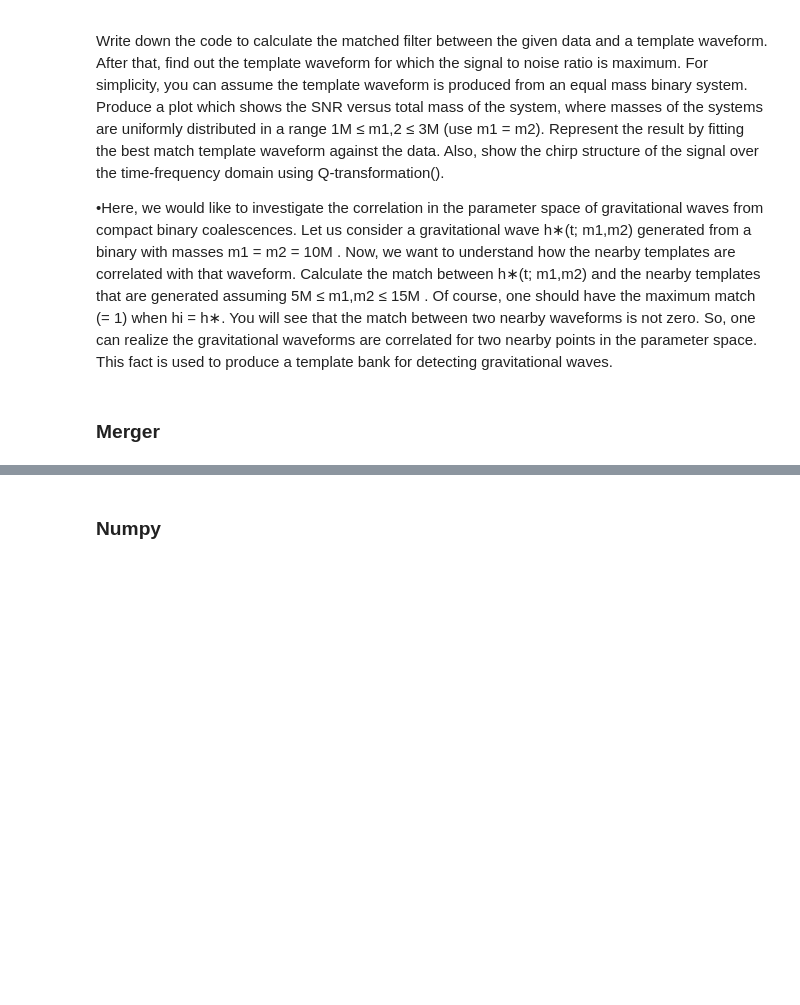
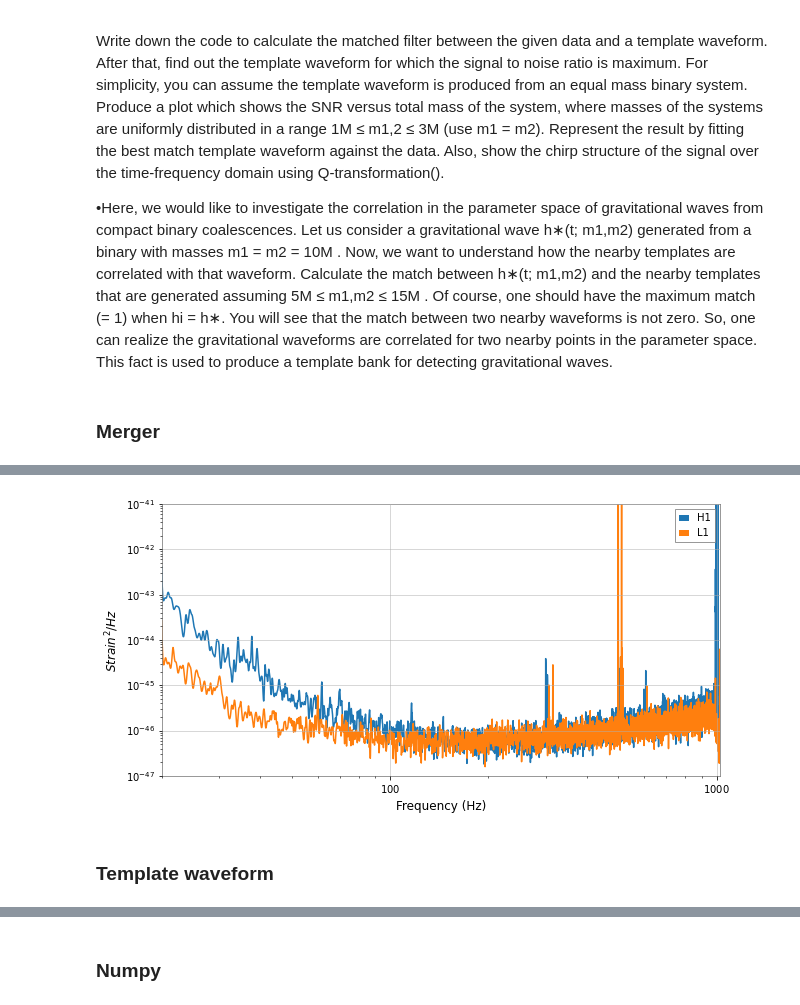
Before and after one commit to Snrts/PRA3024_BigDataInPhysics_SanneAarts, a Jupyter notebook: GravitationalWavesSanne.ipynb, the cells around one changed output, grey strips where cells are left out. Drawn from its saved outputs; the diff is of its cells as text; code cells hidden in the pictures; blank space fills up the shorter version.

```diff
--- a/GravitationalWavesSanne.ipynb
+++ b/GravitationalWavesSanne.ipynb
@@ -178,0 +99,29 @@ HTML(df.to_html(notebook=True, index=False, header=False))
+# %%
+mergerData={}
+psd={}
+
+pylab.figure(figsize=[10,5])
+for i in ["H1","L1"]:
+    ts = merger.strain(i).highpass_fir(15,512)
+
+    mergerData[i]=resample_to_delta_t(ts, 1.0/2048).crop(2,2)
+
+    p = mergerData[i].psd(4)
+    p = interpolate(p, mergerData[i].delta_f)
+    p = inverse_spectrum_truncation(p, int(4 * mergerData[i].sample_rate), low_frequency_cutoff=20.0)
+    psd[i] = p
+
+    pylab.plot(psd[i].sample_frequencies, psd[i], label=i)
+
+pylab.yscale('log')
+pylab.xscale('log')
+pylab.ylim(1e-47, 1e-41)
+pylab.xlim(20, 1024)
+pylab.ylabel('$Strain^2 / Hz$')
+pylab.xlabel('Frequency (Hz)')
+pylab.legend()
+pylab.show()
+# %% [output]
+[figure, added]
+# %% [markdown]
+### Template waveform
```
Also changed, not shown: parts of 28 cells of this notebook.
